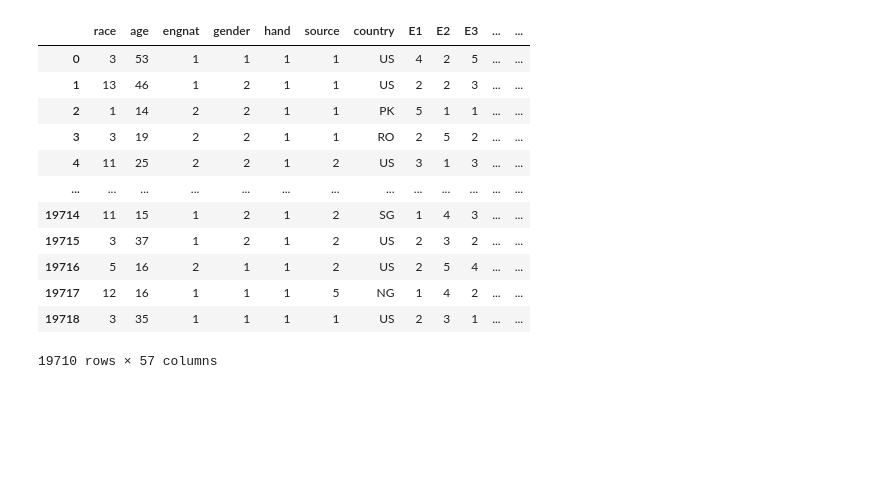
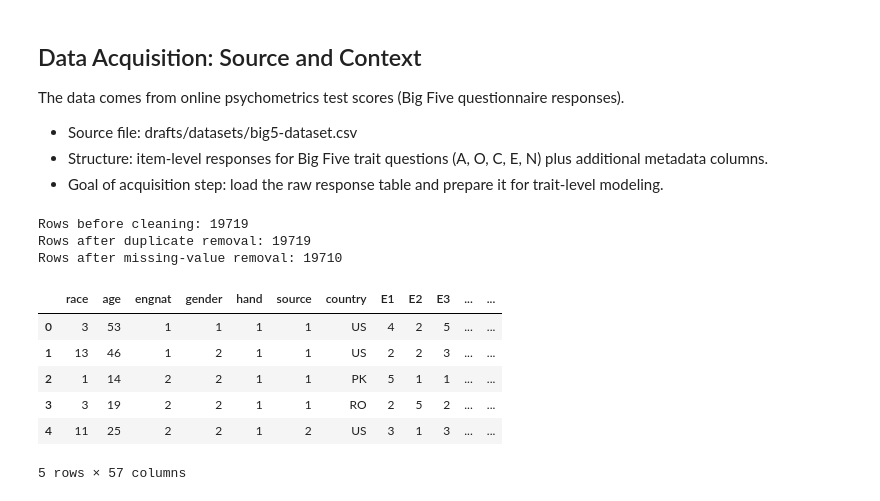
Before and after one commit to OmarDardery/DSM-Project, a Jupyter notebook: oad_big_five.ipynb, the cells around one changed output. Cells and saved outputs as stored; diff of their text form; code cells hidden in the pictures; blank space fills up the shorter version.

```diff
--- a/oad_big_five.ipynb
+++ b/oad_big_five.ipynb
@@ -7,20 +25,34 @@ import pandas as pd
+# %% [markdown]
+## Data Acquisition: Source and Context
+
+The data comes from online psychometrics test scores (Big Five questionnaire responses).
+
+- Source file: drafts/datasets/big5-dataset.csv
+- Structure: item-level responses for Big Five trait questions (A, O, C, E, N) plus additional metadata columns.
+- Goal of acquisition step: load the raw response table and prepare it for trait-level modeling.
 # %%
+raw_big5_data = pd.read_csv('drafts/datasets/big5-dataset.csv')
+row_count_before_cleaning = len(raw_big5_data)
 
-big5_df = pd.read_csv('drafts/datasets/big5-dataset.csv')
-big5_df.drop_duplicates(inplace=True)
-big5_df.dropna(inplace=True)
-big5_df
+deduplicated_big5_data = raw_big5_data.drop_duplicates().copy()
+row_count_after_deduplication = len(deduplicated_big5_data)
+
+base_clean_big5_data = deduplicated_big5_data.dropna().copy()
+row_count_after_missing_value_removal = len(base_clean_big5_data)
+
+print(f'Rows before cleaning: {row_count_before_cleaning}')
+print(f'Rows after duplicate removal: {row_count_after_deduplication}')
+print(f'Rows after missing-value removal: {row_count_after_missing_value_removal}')
+
+base_clean_big5_data.head()
 # %% [output]
+Rows before cleaning: 19719
+Rows after duplicate removal: 19719
+Rows after missing-value removal: 19710
 |  | race | age | engnat | gender | hand | source | country | E1 | E2 | E3 | ... | ... |
 | 0 | 3 | 53 | 1 | 1 | 1 | 1 | US | 4 | 2 | 5 | ... | ... |
 | 1 | 13 | 46 | 1 | 2 | 1 | 1 | US | 2 | 2 | 3 | ... | ... |
 | 2 | 1 | 14 | 2 | 2 | 1 | 1 | PK | 5 | 1 | 1 | ... | ... |
 | 3 | 3 | 19 | 2 | 2 | 1 | 1 | RO | 2 | 5 | 2 | ... | ... |
 | 4 | 11 | 25 | 2 | 2 | 1 | 2 | US | 3 | 1 | 3 | ... | ... |
-| ... | ... | ... | ... | ... | ... | ... | ... | ... | ... | ... | ... | ... |
-| 19714 | 11 | 15 | 1 | 2 | 1 | 2 | SG | 1 | 4 | 3 | ... | ... |
-| 19715 | 3 | 37 | 1 | 2 | 1 | 2 | US | 2 | 3 | 2 | ... | ... |
-| 19716 | 5 | 16 | 2 | 1 | 1 | 2 | US | 2 | 5 | 4 | ... | ... |
-| 19717 | 12 | 16 | 1 | 1 | 1 | 5 | NG | 1 | 4 | 2 | ... | ... |
-| 19718 | 3 | 35 | 1 | 1 | 1 | 1 | US | 2 | 3 | 1 | ... | ... |
-19710 rows × 57 columns
+5 rows × 57 columns
```
Also changed, not shown: parts of 22 cells of this notebook, 2 other files.
